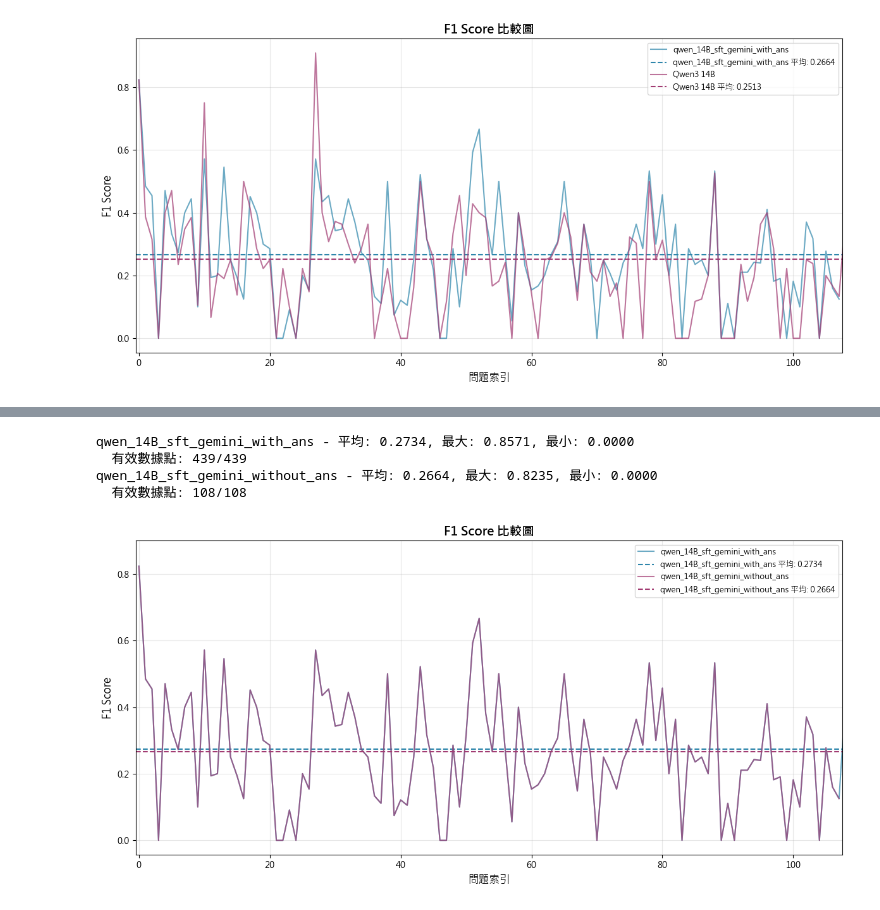
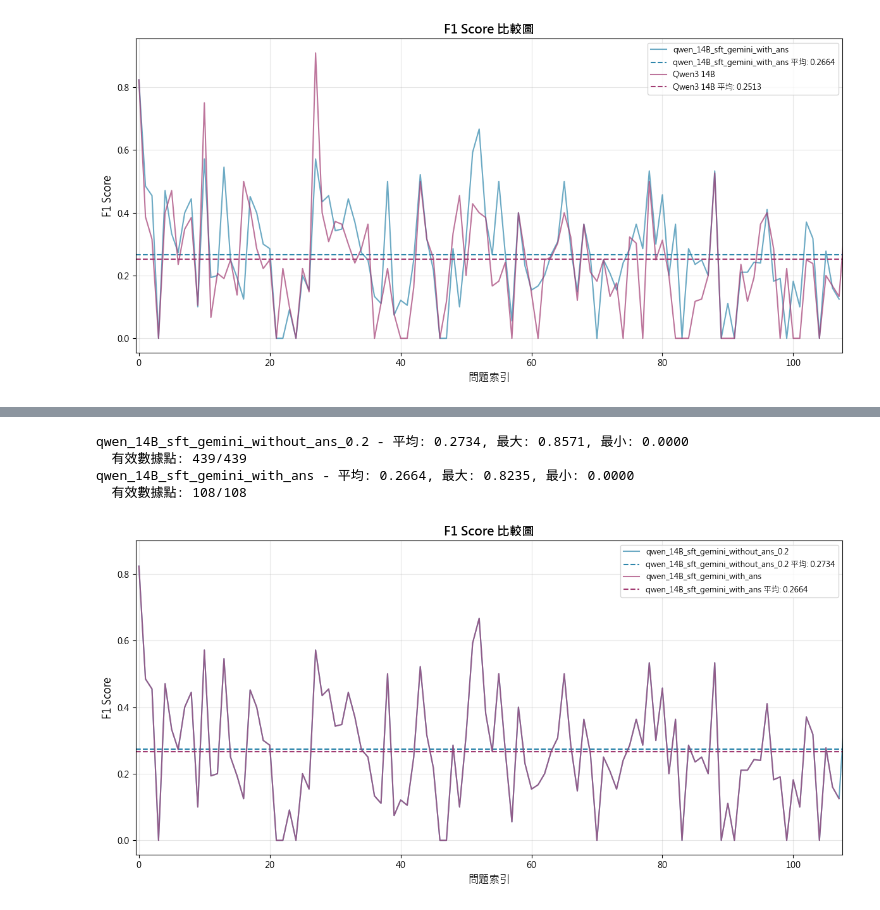
Before and after one commit to giraffeiscute/icd10-LLM-finetuning, a Jupyter notebook: baseline_summary.ipynb, the cells around one changed output, grey strips where cells are left out. Cells and saved outputs as stored; diff of their text form; code cells hidden in the pictures.

```diff
--- a/baseline_summary.ipynb
+++ b/baseline_summary.ipynb
@@ -30,6 +30,7 @@ def plot_line_from_csv(csv_file, col_index=0, xlabel='索引', ylabel='數值',
         fig: matplotlib 圖表物件
     """
     # 讀取 CSV 檔案
+    csv_file = f'results/{csv_file}'
     df = pd.read_csv(csv_file, header=header)
     if filter:
         df = filter_short_ground_truths(df)
@@ -166,6 +167,7 @@ def plot_multiple_lines_from_csv(csv_configs, xlabel='索引', ylabel='數值',
     # 繪製每個 CSV 的數據
     for config in csv_configs:
         csv_file = config['csv_file']
+        csv_file = f'results/{csv_file}'
         col_index = config['col_index']
         label = config['label']
         header = config.get('header', None)
@@ -534,31 +536,31 @@ Qwen3 14B - 平均: 0.2513, 最大: 0.9091, 最小: 0.0000
 # %%
 if __name__ == "__main__":
     # 比較兩個模型的 F1 Score
     plot_multiple_lines_from_csv(
         csv_configs=[
             {
                 'csv_file': 'test_Qwen3-14B-sft_v1_1.csv',
                 'col_index': 2,
-                'label': 'qwen_14B_sft_gemini_with_ans',
+                'label': 'qwen_14B_sft_gemini_without_ans_0.2',
                 'header': 0,
                 'color': '#2E86AB'
             },
             {
                 'csv_file': 'test_Qwen3-14B-sft_v1.csv',
                 'col_index': 0,
-                'label': 'qwen_14B_sft_gemini_without_ans',
+                'label': 'qwen_14B_sft_gemini_with_ans',
                 'header': 0,
                 'color': '#A23B72'
             }
         ],
         xlabel='問題索引',
         ylabel='F1 Score',
         title='F1 Score 比較圖',
         filter=True
     )
 # %% [output]
-qwen_14B_sft_gemini_with_ans - 平均: 0.2734, 最大: 0.8571, 最小: 0.0000
+qwen_14B_sft_gemini_without_ans_0.2 - 平均: 0.2734, 最大: 0.8571, 最小: 0.0000
   有效數據點: 439/439
-qwen_14B_sft_gemini_without_ans - 平均: 0.2664, 最大: 0.8235, 最小: 0.0000
+qwen_14B_sft_gemini_with_ans - 平均: 0.2664, 最大: 0.8235, 最小: 0.0000
   有效數據點: 108/108
-[figure, old version]
+[figure, new version]
```
Also changed, not shown: parts of 4 cells of this notebook, 39 other files.
